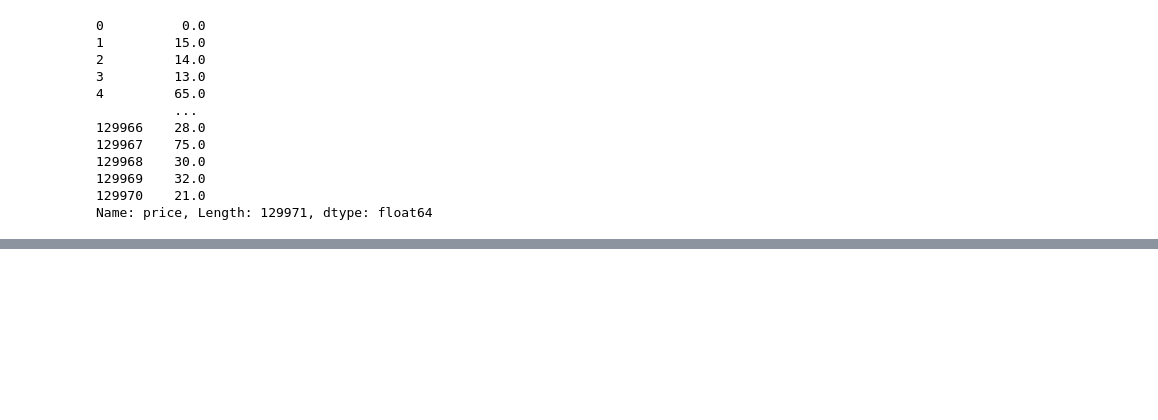
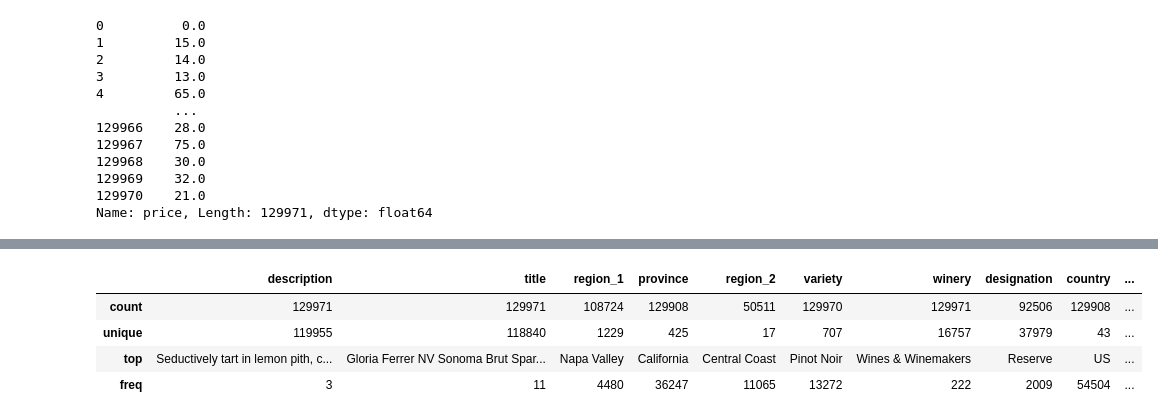
Before and after one commit to smjune/ipynb, a Jupyter notebook: kaggle_panda.ipynb, the cells around one changed output, grey strips where cells are left out. Drawn from its saved outputs; the diff is of its cells as text; code cells hidden in the pictures; blank space fills up the shorter version.

Commit message:
narray list series

```diff
--- a/kaggle_panda.ipynb
+++ b/kaggle_panda.ipynb
@@ -155,0 +190,7 @@ Name: price, Length: 129971, dtype: float64
+# %%
+total_wine = wine.columns.tolist()
+numeric_wine = wine.describe().columns.tolist()
+object_wine = list(set(total_wine) - set(numeric_wine))
+object_wine
+
+ # 모든 col set 에서 숫자형 col set 을 - 연산 = list(범주형 col set)
@@ -155,0 +209,8 @@ Name: price, Length: 129971, dtype: float64
+# %%
+wine[object_wine].describe()
+# %% [output]
+|  | description | title | region_1 | province | region_2 | variety | winery | designation | country | ... |
+| count | 129971 | 129971 | 108724 | 129908 | 50511 | 129970 | 129971 | 92506 | 129908 | ... |
+| unique | 119955 | 118840 | 1229 | 425 | 17 | 707 | 16757 | 37979 | 43 | ... |
+| top | Seductively tart in lemon pith, c... | Gloria Ferrer NV Sonoma Brut Spar... | Napa Valley | California | Central Coast | Pinot Noir | Wines & Winemakers | Reserve | US | ... |
+| freq | 3 | 11 | 4480 | 36247 | 11065 | 13272 | 222 | 2009 | 54504 | ... |
```
Also changed, not shown: parts of 7 cells of this notebook, 3 other files.
